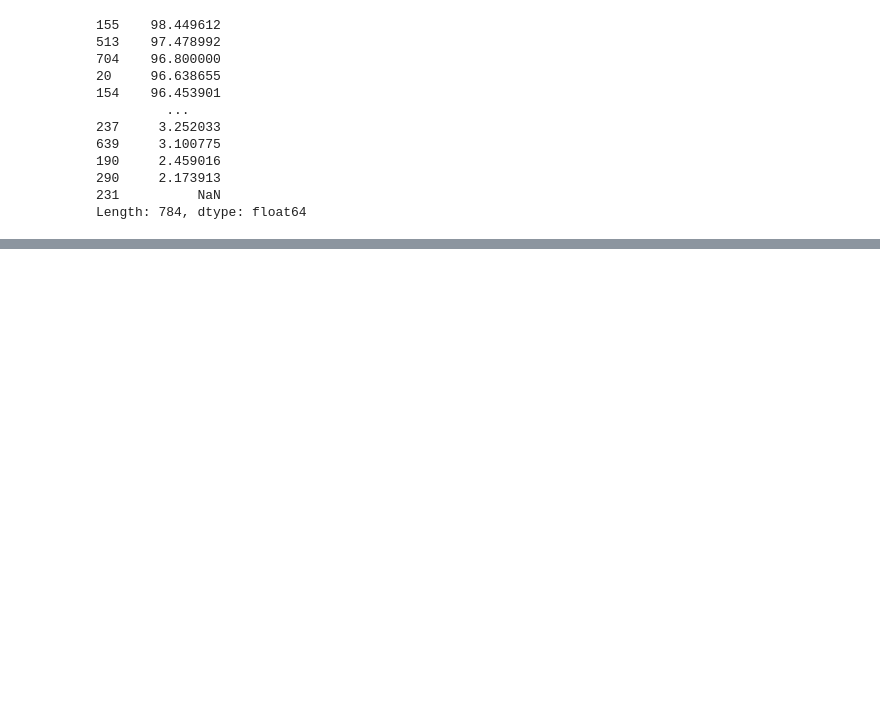
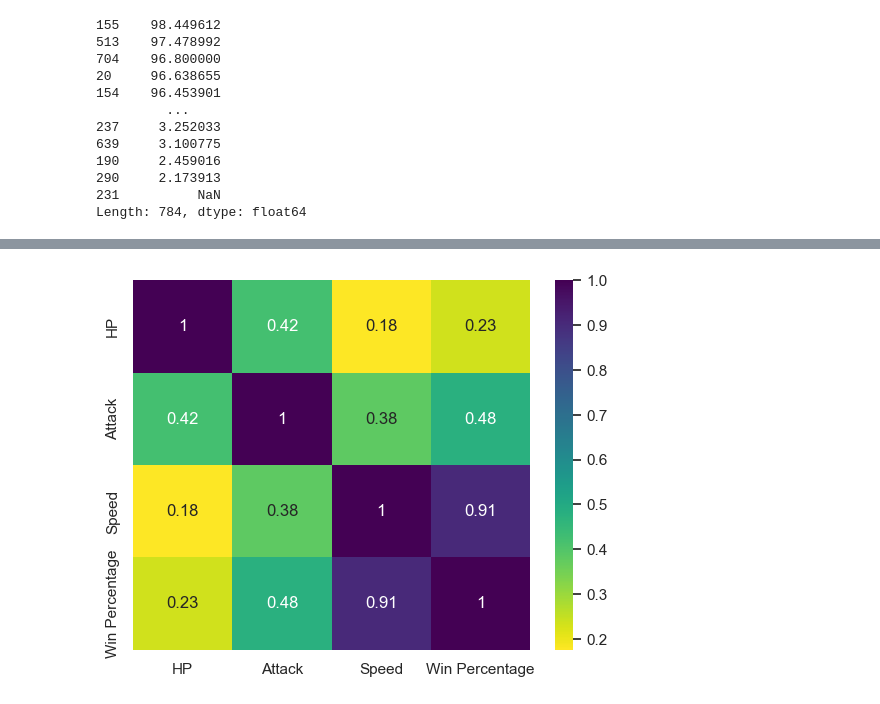
Before and after one commit to julietawenger/DI-Bootcamp, a Jupyter notebook: Week5/Day5/DailyChallenge.ipynb, the cells around one changed output, grey strips where cells are left out. Cells and saved outputs as stored; diff of their text form; code cells hidden in the pictures; blank space fills up the shorter version.

```diff
--- a/Week5/Day5/DailyChallenge.ipynb
+++ b/Week5/Day5/DailyChallenge.ipynb
@@ -60,7 +63,7 @@ combats.head()
 # %%
 pokemon.loc[62, 'Name']="Primeape"
 # %%
-pokemon = pokemon["Type 2"].fillna("None")
+pokemon["Type 2"].fillna("None", inplace=True)
 # %%
 wins = (combats["Winner"].value_counts())
 # %%
@@ -87,0 +93,2 @@ Length: 784, dtype: float64
+# %%
+pokemon["Win Percentage"] = pokemon["#"].map(win_percentage).fillna(0)
@@ -87,0 +104,7 @@ Length: 784, dtype: float64
+# %%
+correlation_matrix = pokemon[["HP", "Attack", "Speed", "Win Percentage"]].corr()
+plt.figure()
+sns.heatmap(correlation_matrix, annot=True, cmap = "viridis_r")
+plt.show()
+# %% [output]
+[figure, added]
```
Also changed, not shown: parts of 11 cells of this notebook.
